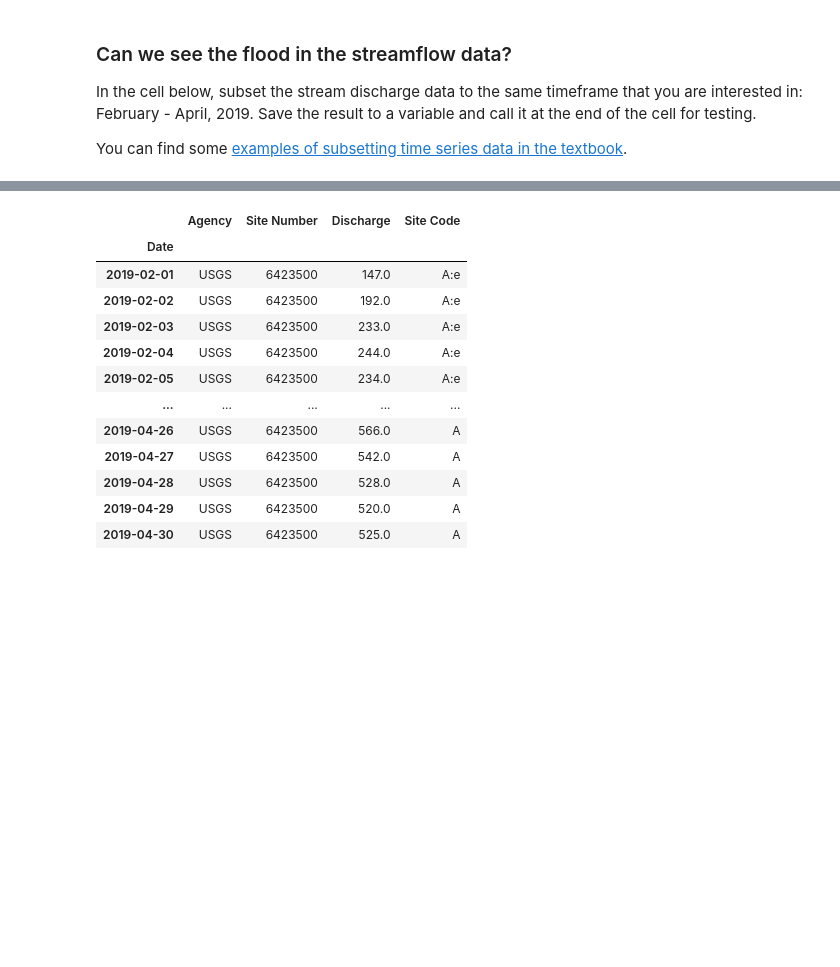
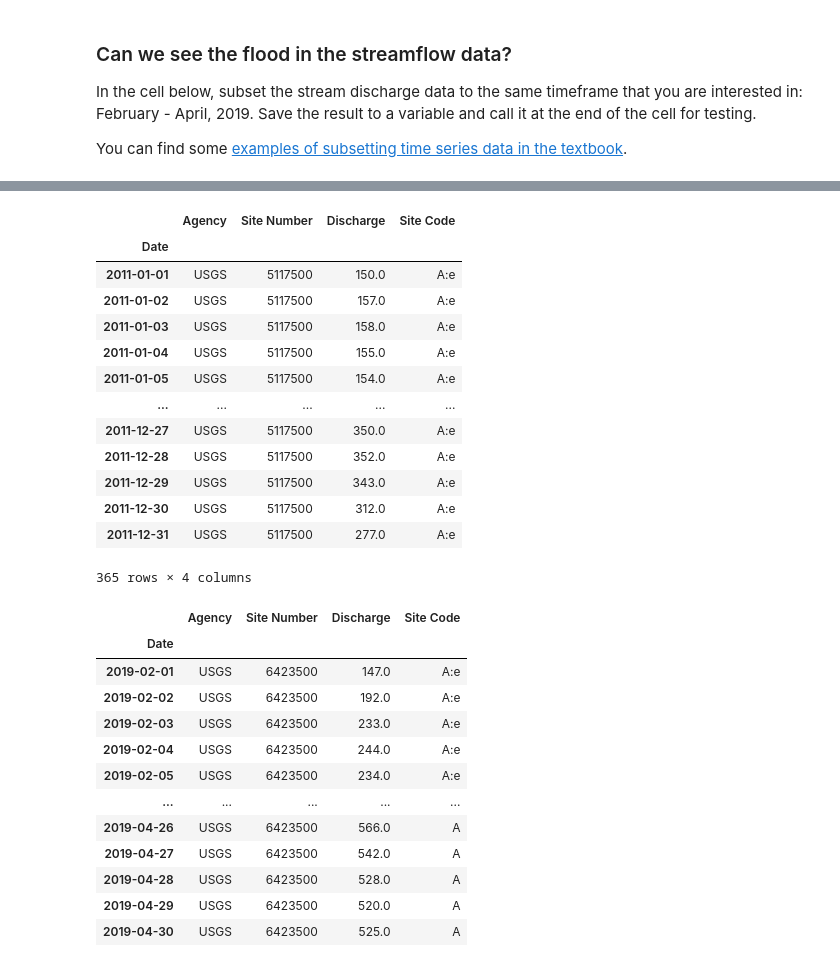
Before and after one commit to TrisDavis/time-series-data-TrisDavis, a Jupyter notebook: stars-02-time-series.ipynb, the cells around one changed output, grey strips where cells are left out. Saved outputs shown, nothing was run; the diff lists cells and outputs as text; code cells hidden in the pictures; blank space fills up the shorter version.

```diff
--- a/stars-02-time-series.ipynb
+++ b/stars-02-time-series.ipynb
@@ -476,3 +532,22 @@ You can find some [examples of subsetting time series data in the textbook](http
+# %%
+souris_river_flow_update_2011 = souris_river_flow_update['2011-01-01':'2011-12-31']
+
+souris_river_flow_update_2011
+# %% [output]
+|  | Agency | Site Number | Discharge | Site Code |
+| Date |  |  |  |  |
+| 2011-01-01 | USGS | 5117500 | 150.0 | A:e |
+| 2011-01-02 | USGS | 5117500 | 157.0 | A:e |
+| 2011-01-03 | USGS | 5117500 | 158.0 | A:e |
+| 2011-01-04 | USGS | 5117500 | 155.0 | A:e |
+| 2011-01-05 | USGS | 5117500 | 154.0 | A:e |
+| ... | ... | ... | ... | ... |
+| 2011-12-27 | USGS | 5117500 | 350.0 | A:e |
+| 2011-12-28 | USGS | 5117500 | 352.0 | A:e |
+| 2011-12-29 | USGS | 5117500 | 343.0 | A:e |
+| 2011-12-30 | USGS | 5117500 | 312.0 | A:e |
+| 2011-12-31 | USGS | 5117500 | 277.0 | A:e |
+365 rows × 4 columns
 # %%
 cheyenne_river_flow_update_febapr_2019 = cheyenne_river_flow_update['2019-02-01':'2019-04-30']
 
```
Also changed, not shown: parts of 8 cells of this notebook.
